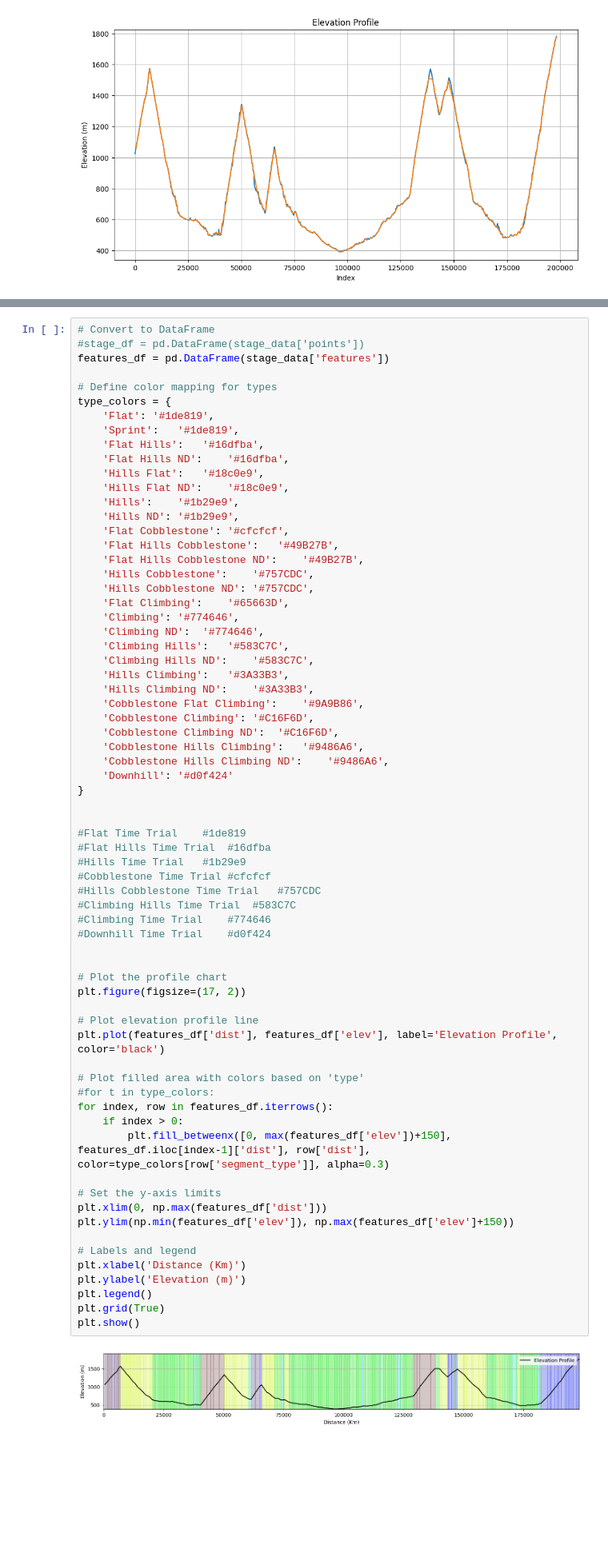
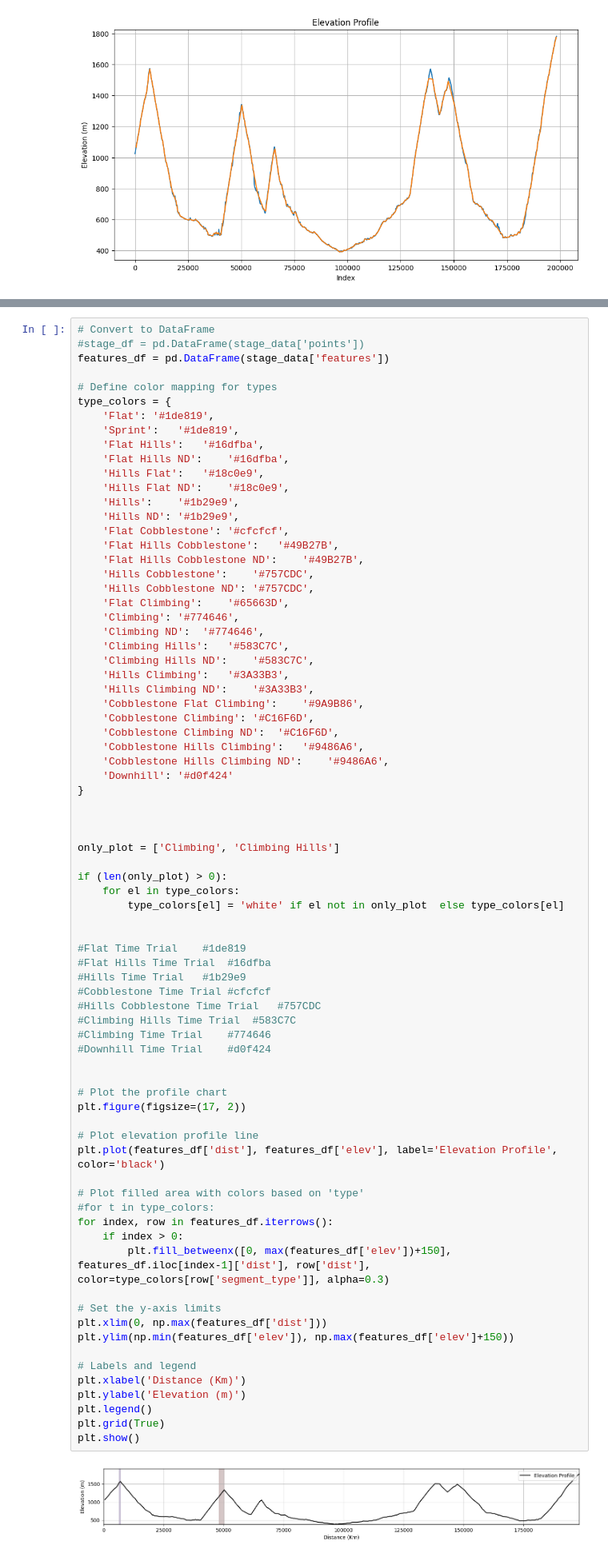
Before and after one commit to alunacob/cff_simu, a Jupyter notebook: 3.Stage_Regularization.ipynb, the cells around one changed output, grey strips where cells are left out. Shown at 80% size. Saved outputs shown, nothing was run; the diff lists cells and outputs as text; blank space fills up the shorter version.

Commit message:
plotting only some types

```diff
--- a/3.Stage_Regularization.ipynb
+++ b/3.Stage_Regularization.ipynb
@@ -179,40 +179,48 @@ type_colors = {
 }
 
 
+
+only_plot = ['Climbing', 'Climbing Hills']
+
+if (len(only_plot) > 0):
+    for el in type_colors:
+        type_colors[el] = 'white' if el not in only_plot  else type_colors[el]
+
+
 #Flat Time Trial	#1de819
 #Flat Hills Time Trial	#16dfba
 #Hills Time Trial	#1b29e9
 #Cobblestone Time Trial	#cfcfcf
 #Hills Cobblestone Time Trial	#757CDC
 #Climbing Hills Time Trial	#583C7C
 #Climbing Time Trial	#774646
 #Downhill Time Trial	#d0f424
 
 
 # Plot the profile chart
 plt.figure(figsize=(17, 2))
 
 # Plot elevation profile line
 plt.plot(features_df['dist'], features_df['elev'], label='Elevation Profile', color='black')
 
 # Plot filled area with colors based on 'type'
 #for t in type_colors:
 for index, row in features_df.iterrows():
     if index > 0:
         plt.fill_betweenx([0, max(features_df['elev'])+150], features_df.iloc[index-1]['dist'], row['dist'], color=type_colors[row['segment_type']], alpha=0.3)
 
 # Set the y-axis limits
 plt.xlim(0, np.max(features_df['dist']))
 plt.ylim(np.min(features_df['elev']), np.max(features_df['elev']+150))
 
 # Labels and legend
 plt.xlabel('Distance (Km)')
 plt.ylabel('Elevation (m)')
 plt.legend()
 plt.grid(True)
 plt.show()
 # %% [output]
-[figure, old version]
+[figure, new version]
 # %%
 np.cumsum(raw_points.iloc[processed_points[processed_points.delta_dist ==  np.max(processed_points.delta_dist)].indices.values[0]].segment_dist)[50:90]
 # %% [output]
```
Also changed, not shown: parts of 3 cells of this notebook.
